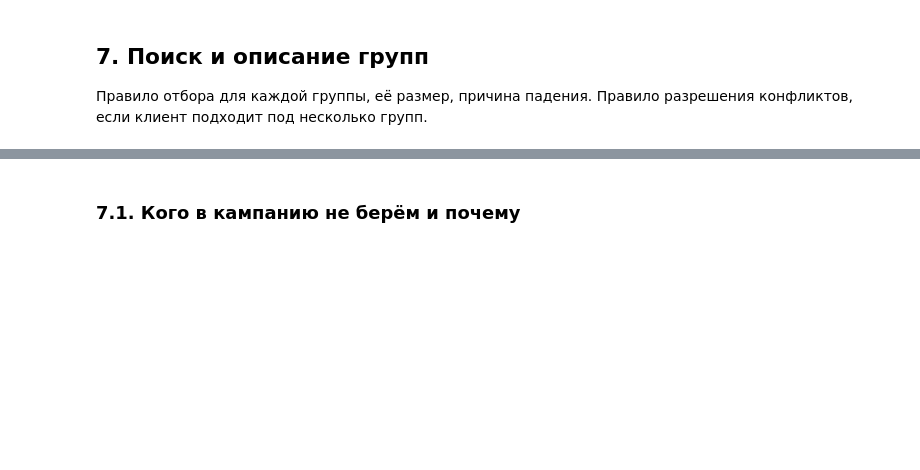
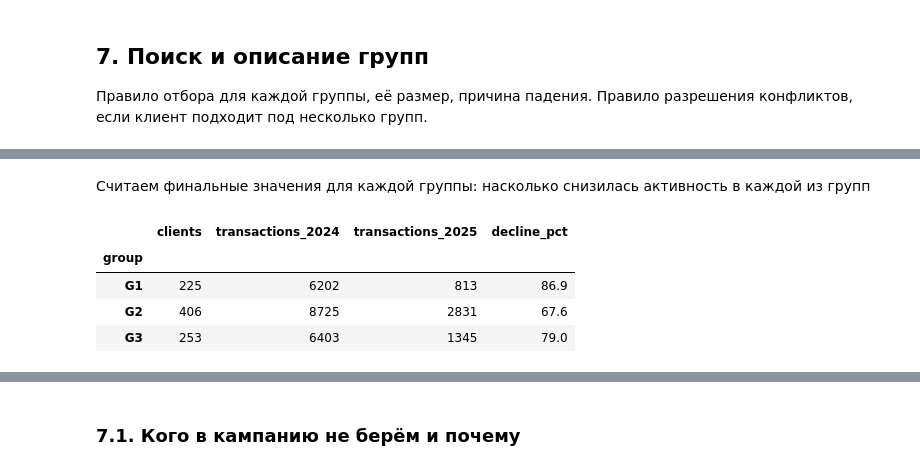
Before and after one commit to mashamis/Mischenko_Maria_Lab1, a Jupyter notebook: 01_analysis.ipynb, the cells around one changed output, grey strips where cells are left out. Drawn from its saved outputs; the diff is of its cells as text; code cells hidden in the pictures; blank space fills up the shorter version.

```diff
--- a/01_analysis.ipynb
+++ b/01_analysis.ipynb
@@ -1853,19 +1833,20 @@ status
 # %%
 # рассматриваем всех, у кого есть снижение
-decl = active_clients[active_clients["status"].isin(["стабильный", "сильное снижение", "умеренное снижение"])].copy()
+declined = active_clients[active_clients["status"].isin(["ушёл", "сильное снижение", "умеренное снижение"])].copy()
 
 # траектория внутри 2025: янв-мар против апр-июн
-q1 = pivot.loc[decl.index, months[12:15]].sum(axis=1)
-q2 = pivot.loc[decl.index, months[15:18]].sum(axis=1)
-decl["q1_25"], decl["q2_25"] = q1, q2
-decl["trajectory"] = np.select(
+q1 = pivot.loc[declined.index, months[12:15]].sum(axis=1)
+q2 = pivot.loc[declined.index, months[15:18]].sum(axis=1)
+declined["q1_25"], declined["q2_25"] = q1, q2
+declined["trajectory"] = np.select(
     [(q1 == 0) & (q2 == 0),
      q2 <= 0.5 * q1,
      q2 >= 1.5 * q1],
     ["нет покупок", "затухание к концу периода", "восстановление"],
     default="стабильно низкий уровень",
 )
-print(decl.groupby("status")["trajectory"].value_counts(normalize=True).round(3))
+
+print(declined.groupby("status")["trajectory"].value_counts(normalize=True).round(3))
 # %% [output]
 status              trajectory
 сильное снижение    затухание к концу периода    0.442
@@ -1964,0 +2229,4 @@ heat("satisfaction_score", "has_mobile_app")
+# %%
+campaign = d.loc[pd.notna(d["final_group"])].copy().reset_index()
+campaign = campaign.rename(columns={"final_group": "group"})
+campaign['group'] = campaign['group'].map({'G1: клиенты возрастной категории 31-45 лет с приложением': 'G1', 'G2: клиенты массового сегмента без приложения': 'G2', 'G3: клиенты с приложением из Москвы': 'G3'})
@@ -1964,0 +2250,19 @@ heat("satisfaction_score", "has_mobile_app")
+# %% [markdown]
+Считаем финальные значения для каждой группы: насколько снизилась активность в каждой из групп
+# %%
+group_activity = (
+    campaign.groupby("group")
+    .agg(
+        clients=("client_id", "nunique"),
+        transactions_2024=("n24", "sum"),
+        transactions_2025=("n25", "sum")
+    )
+)
+group_activity["decline_pct"] = ((1 - group_activity["transactions_2025"] / group_activity["transactions_2024"]) * 100).round(1)
+group_activity
+# %% [output]
+|  | clients | transactions_2024 | transactions_2025 | decline_pct |
+| group |  |  |  |  |
+| G1 | 225 | 6202 | 813 | 86.9 |
+| G2 | 406 | 8725 | 2831 | 67.6 |
+| G3 | 253 | 6403 | 1345 | 79.0 |
```
Also changed, not shown: parts of 61 cells of this notebook, 4 other files.
